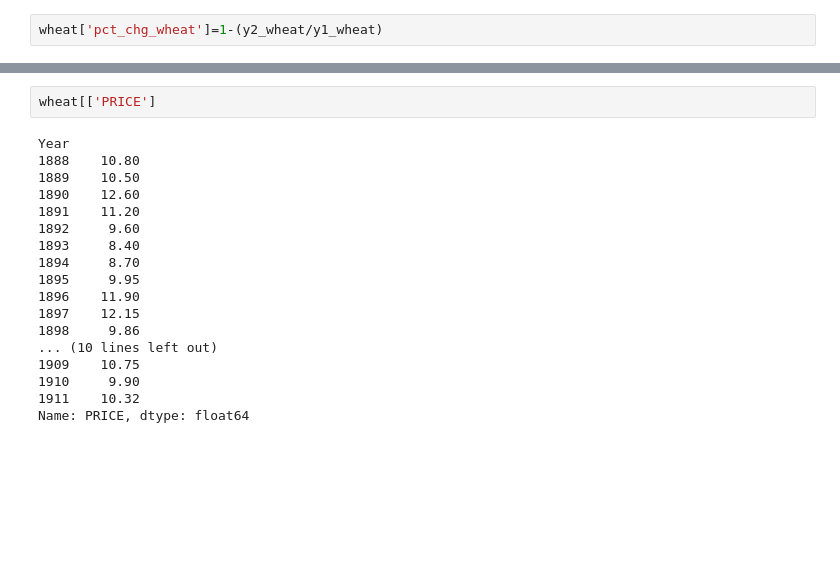
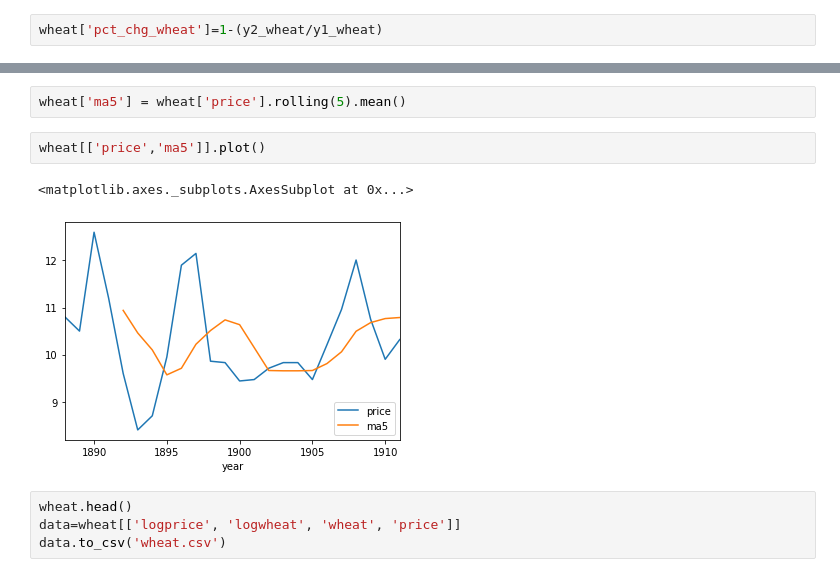
Before and after one commit to 2illlogic/coursera_stats_4_finance, a Jupyter notebook: test.ipynb, the cells around one changed output, grey strips where cells are left out. Drawn from its saved outputs; the diff is of its cells as text; blank space fills up the shorter version.

```diff
--- a/test.ipynb
+++ b/test.ipynb
@@ -165,20 +159,11 @@ wheat[['pct_chg_price','WHEAT']].plot()
-# %%
-wheat[['PRICE']
-# %% [output]
-Year
-1888    10.80
-1889    10.50
-1890    12.60
-1891    11.20
-1892     9.60
-1893     8.40
-1894     8.70
-1895     9.95
-1896    11.90
-1897    12.15
-1898     9.86
-... (10 lines left out)
-1909    10.75
-1910     9.90
-1911    10.32
-Name: PRICE, dtype: float64
+# %%
+wheat['ma5'] = wheat['price'].rolling(5).mean()
+# %%
+wheat[['price','ma5']].plot()
+# %% [output]
+<matplotlib.axes._subplots.AxesSubplot at 0x...>
+[figure, added]
+# %%
+wheat.head()
+data=wheat[['logprice', 'logwheat', 'wheat', 'price']]
+data.to_csv('wheat.csv')
```
Also changed, not shown: parts of 10 cells of this notebook, 2 other files.
